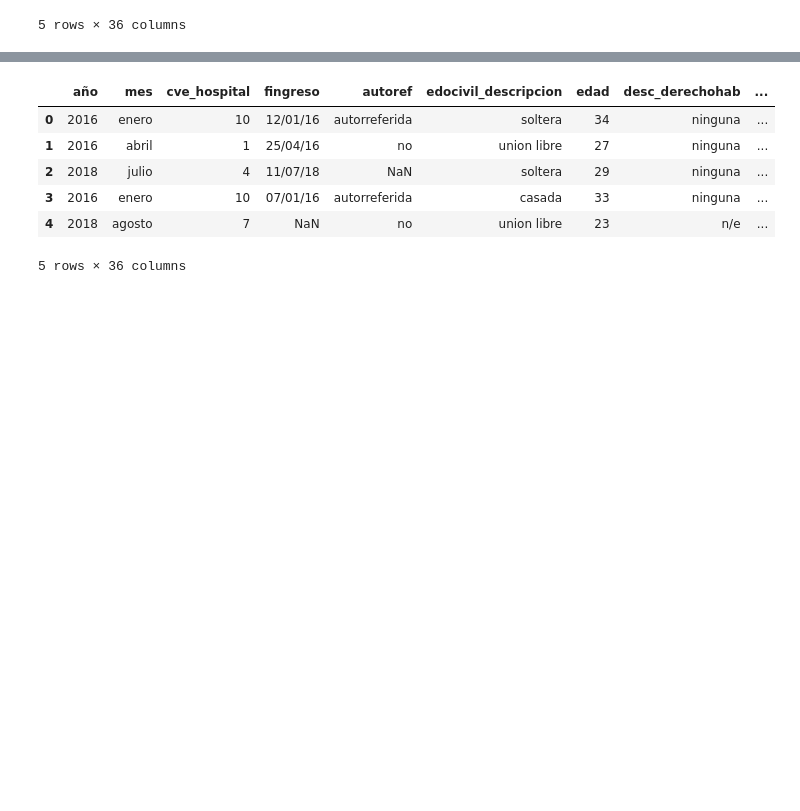
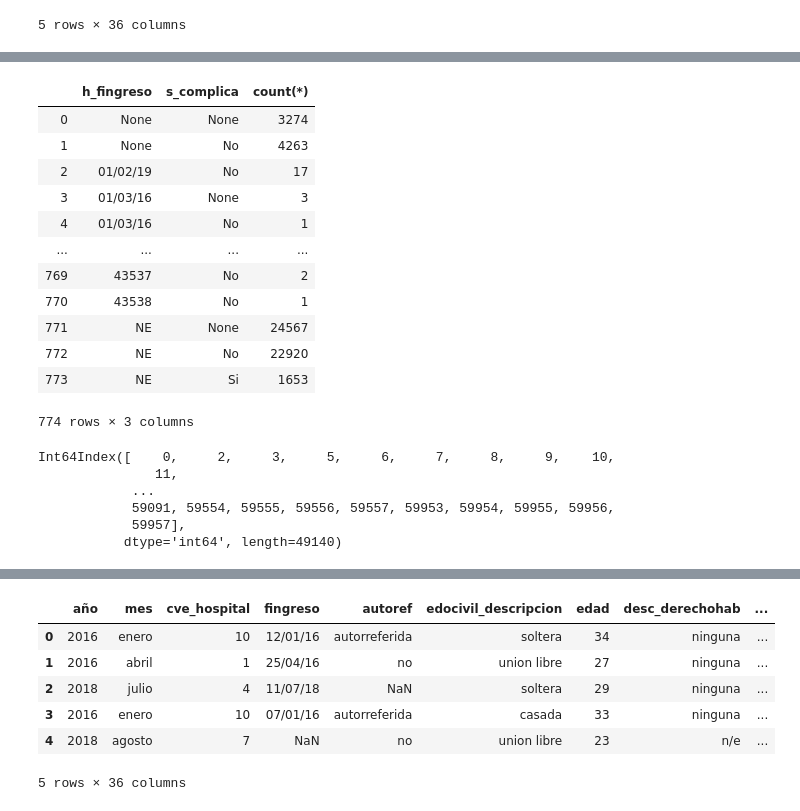
Before and after one commit to erodriguezul/ICD_Proyecto1, a Jupyter notebook: MasterEDA.ipynb, the cells around one changed output, grey strips where cells are left out. Saved outputs shown, nothing was run; the diff lists cells and outputs as text; code cells hidden in the pictures; blank space fills up the shorter version.

```diff
--- a/MasterEDA.ipynb
+++ b/MasterEDA.ipynb
@@ -29,0 +136,2 @@ datos_format.head()
+# %%
+datos_format.at[idx, 'fingreso'] = '17/07/19'
@@ -29,0 +142,2 @@ datos_format.head()
+# %%
+datos_format = transform_data.change_type(datos_format, col, 'datetime64[ns]')
@@ -29,0 +179,3 @@ datos_format.head()
+# %%
+col = ['fmenstrua']
+datos_format = transform_data.change_type(datos_format, col, 'datetime64[ns]')
@@ -29,0 +197,3 @@ datos_format.head()
+# %%
+col = ['h_fingreso']
+datos_format = transform_data.change_type(datos_format, col, 'datetime64[ns]')
@@ -29,0 +221,29 @@ datos_format.head()
+# %%
+sql = "SELECT DISTINCT h_fingreso, s_complica, count(*) FROM datos_format \
+        GROUP BY h_fingreso, s_complica"
+query = pandasql.sqldf(sql, globals())
+query
+# %% [output]
+|  | h_fingreso | s_complica | count(*) |
+| 0 | None | None | 3274 |
+| 1 | None | No | 4263 |
+| 2 | 01/02/19 | No | 17 |
+| 3 | 01/03/16 | None | 3 |
+| 4 | 01/03/16 | No | 1 |
+| ... | ... | ... | ... |
+| 769 | 43537 | No | 2 |
+| 770 | 43538 | No | 1 |
+| 771 | NE | None | 24567 |
+| 772 | NE | No | 22920 |
+| 773 | NE | Si | 1653 |
+774 rows × 3 columns
+# %%
+idx = datos_format.index[datos_format['h_fingreso'] == 'NE']
+print(idx)
+# %% [output]
+Int64Index([    0,     2,     3,     5,     6,     7,     8,     9,    10,
+               11,
+            ...
+            59091, 59554, 59555, 59556, 59557, 59953, 59954, 59955, 59956,
+            59957],
+           dtype='int64', length=49140)
```
Also changed, not shown: parts of 52 cells of this notebook.
